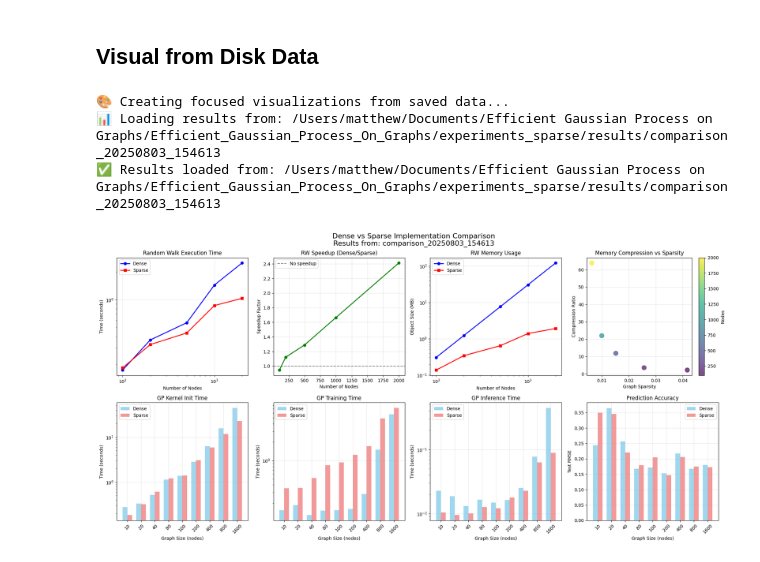
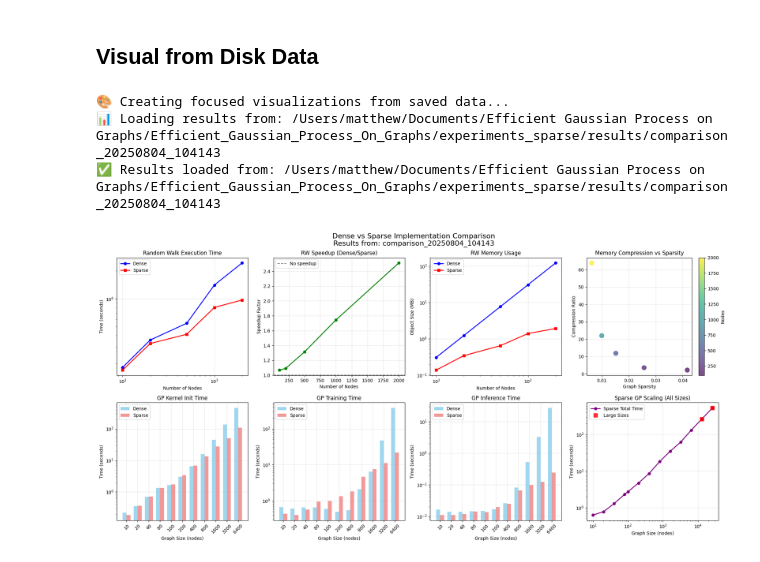
Before and after one commit to MatthewZhang473/Efficient-Gaussian-Process-on-Graphs, a Jupyter notebook: experiments_sparse/gptorch_inferenece/model_comparison.ipynb, the cells around one changed output. Saved outputs shown, nothing was run; the diff lists cells and outputs as text; code cells hidden in the pictures.

Commit message:
Ran a complete model comparison script

```diff
--- a/experiments_sparse/gptorch_inferenece/model_comparison.ipynb
+++ b/experiments_sparse/gptorch_inferenece/model_comparison.ipynb
@@ -61,6 +62,7 @@ gsettings.max_cholesky_size._global_value = 0
 gsettings.cg_tolerance._global_value = 1e-2
 gsettings.max_lanczos_quadrature_iterations._global_value = 53
 gsettings.num_trace_samples._global_value = 64
+gsettings.min_preconditioning_size._global_value = 1e10 #TODO: Enable preconditioning in future
 
 # Random Walk Parameters
 WALKS_PER_NODE = 1000
@@ -78,7 +80,10 @@ RW_GRAPH_SIZES = [
 ]
 
 # Graph sizes for GP inference comparison
-GP_GRAPH_SIZES = [10, 20, 40, 80, 100, 200, 400, 800, 1600, 3200, 6400, 12800, 25600]
+GP_GRAPH_SIZES = [10, 20, 40, 80, 100, 200, 400, 800, 1600, 3200, 6400]
+
+# Extra large sizes for sparse-only evaluation
+GP_SPARSE_ONLY_SIZES = [12800, 25600]
 
 # Training Parameters
 N_EPOCHS = 50
@@ -95,6 +100,7 @@ print("✅ Experimental parameters configured")
 print(f"Random walk params: {WALKS_PER_NODE} walks/node, p_halt={P_HALT}, max_length={MAX_WALK_LENGTH}")
 print(f"GP training: {N_EPOCHS} epochs, train_ratio={TRAIN_RATIO}")
 print(f"Graph sizes - RW: {[c['nodes'] for c in RW_GRAPH_SIZES]}, GP: {GP_GRAPH_SIZES}")
+print(f"Extra sparse-only sizes: {GP_SPARSE_ONLY_SIZES}")
 # %% [output]
 ✅ Experimental parameters configured
 Random walk params: 1000 walks/node, p_halt=0.1, max_length=3
@@ -931,6 +1093,10 @@ def visualize_saved_results(results_path=None):
 
     print(f"📊 Loading results from: {results_path}")
     rw_df_viz, gp_df_viz, gp_results_viz, config_viz = load_results(results_path)
+
+    # Separate comparison and sparse-only results
+    gp_comparison_viz = gp_df_viz[~gp_df_viz['sparse_only']].copy() if 'sparse_only' in gp_df_viz.columns else gp_df_viz
+    gp_sparse_only_viz = gp_df_viz[gp_df_viz['sparse_only']].copy() if 'sparse_only' in gp_df_viz.columns else pd.DataFrame()
 
     # Create focused visualization with 2x4 layout
     fig, axes = plt.subplots(2, 4, figsize=(20, 10))
@@ -974,53 +1140,53 @@ def visualize_saved_results(results_path=None):
     axes[0,3].grid(True, alpha=0.3)
 
     # ===== BOTTOM ROW: GP PERFORMANCE ANALYSIS =====
-    x_pos = np.arange(len(gp_df_viz))
+    x_pos = np.arange(len(gp_comparison_viz))
     width = 0.35
 
     # GP Plot 1: Init time
-    axes[1,0].bar(x_pos - width/2, gp_df_viz['dense_kernel_init'], width, label='Dense', alpha=0.8, color='skyblue')
-    axes[1,0].bar(x_pos + width/2, gp_df_viz['sparse_kernel_init'], width, label='Sparse', alpha=0.8, color='lightcoral')
+    axes[1,0].bar(x_pos - width/2, gp_comparison_viz['dense_kernel_init'], width, label='Dense', alpha=0.8, color='skyblue')
+    axes[1,0].bar(x_pos + width/2, gp_comparison_viz['sparse_kernel_init'], width, label='Sparse', alpha=0.8, color='lightcoral')
     axes[1,0].set_xlabel('Graph Size (nodes)')
     axes[1,0].set_ylabel('Time (seconds)')
     axes[1,0].set_title('GP Kernel Init Time')
     axes[1,0].set_xticks(x_pos)
-    axes[1,0].set_xticklabels([f"{n}" for n in gp_df_viz['nodes']], rotation=45)
+    axes[1,0].set_xticklabels([f"{n}" for n in gp_comparison_viz['nodes']], rotation=45)
     axes[1,0].legend()
     axes[1,0].grid(True, alpha=0.3)
     axes[1,0].set_yscale('log')
 
     # GP Plot 2: Training time
-    axes[1,1].bar(x_pos - width/2, gp_df_viz['dense_training'], width, label='Dense', alpha=0.8, color='skyblue')
-    axes[1,1].bar(x_pos + width/2, gp_df_viz['sparse_training'], width, label='Sparse', alpha=0.8, color='lightcoral')
+    axes[1,1].bar(x_pos - width/2, gp_comparison_viz['dense_training'], width, label='Dense', alpha=0.8, color='skyblue')
+    axes[1,1].bar(x_pos + width/2, gp_comparison_viz['sparse_training'], width, label='Sparse', alpha=0.8, color='lightcoral')
     axes[1,1].set_xlabel('Graph Size (nodes)')
     axes[1,1].set_ylabel('Time (seconds)')
     axes[1,1].set_title('GP Training Time')
     axes[1,1].set_xticks(x_pos)
-    axes[1,1].set_xticklabels([f"{n}" for n in gp_df_viz['nodes']], rotation=45)
+    axes[1,1].set_xticklabels([f"{n}" for n in gp_comparison_viz['nodes']], rotation=45)
     axes[1,1].legend()
     axes[1,1].grid(True, alpha=0.3)
     axes[1,1].set_yscale('log')
 
     # GP Plot 3: Inference time
-    axes[1,2].bar(x_pos - width/2, gp_df_viz['dense_inference'], width, label='Dense', alpha=0.8, color='skyblue')
-    axes[1,2].bar(x_pos + width/2, gp_df_viz['sparse_inference'], width, label='Sparse', alpha=0.8, color='lightcoral')
+    axes[1,2].bar(x_pos - width/2, gp_comparison_viz['dense_inference'], width, label='Dense', alpha=0.8, color='skyblue')
+    axes[1,2].bar(x_pos + width/2, gp_comparison_viz['sparse_inference'], width, label='Sparse', alpha=0.8, color='lightcoral')
     axes[1,2].set_xlabel('Graph Size (nodes)')
     axes[1,2].set_ylabel('Time (seconds)')
     axes[1,2].set_title('GP Inference Time')
     axes[1,2].set_xticks(x_pos)
-    axes[1,2].set_xticklabels([f"{n}" for n in gp_df_viz['nodes']], rotation=45)
+    axes[1,2].set_xticklabels([f"{n}" for n in gp_comparison_viz['nodes']], rotation=45)
     axes[1,2].legend()
     axes[1,2].grid(True, alpha=0.3)
     axes[1,2].set_yscale('log')
 
-    # GP Plot 4: Prediction accuracy (RMSE)
-    axes[1,3].bar(x_pos - width/2, gp_df_viz['dense_rmse'], width, label='Dense', alpha=0.8, color='skyblue')
-    axes[1,3].bar(x_pos + width/2, gp_df_viz['sparse_rmse'], width, label='Sparse', alpha=0.8, color='lightcoral')
+    # GP Plot 4: Sparse scaling across all sizes
+    all_sparse_viz = gp_df_viz[['nodes', 'sparse_total']].copy()
+    axes[1,3].loglog(all_sparse_viz['nodes'], all_sparse_viz['sparse_total'], 'o-', color='purple', linewidth=2, markersize=6, label='Sparse Total Time')
+    if len(gp_sparse_only_viz) > 0:
+        axes[1,3].loglog(gp_sparse_only_viz['nodes'], gp_sparse_only_viz['sparse_total'], 's', color='red', markersize=8, label='Large Sizes', alpha=0.8)
     axes[1,3].set_xlabel('Graph Size (nodes)')
-    axes[1,3].set_ylabel('Test RMSE')
-    axes[1,3].set_title('Prediction Accuracy')
-    axes[1,3].set_xticks(x_pos)
-    axes[1,3].set_xticklabels([f"{n}" for n in gp_df_viz['nodes']], rotation=45)
+    axes[1,3].set_ylabel('Time (seconds)')
+    axes[1,3].set_title('Sparse GP Scaling (All Sizes)')
     axes[1,3].legend()
     axes[1,3].grid(True, alpha=0.3)
 
@@ -1046,46 +1212,51 @@ def visualize_saved_results(results_path=None):
     print(f"   • Average Memory Compression: {rw_avg_compression:.1f}x")
 
     # GP Summary
-    gp_avg_init_speedup = (gp_df_viz['dense_kernel_init'] / gp_df_viz['sparse_kernel_init']).mean()
-    gp_avg_train_speedup = (gp_df_viz['dense_training'] / gp_df_viz['sparse_training']).mean()
-    gp_avg_inference_speedup = (gp_df_viz['dense_inference'] / gp_df_viz['sparse_inference']).mean()
-    gp_rmse_diff = abs(gp_df_viz['sparse_rmse'] - gp_df_viz['dense_rmse']).mean()
+    gp_avg_init_speedup = (gp_comparison_viz['dense_kernel_init'] / gp_comparison_viz['sparse_kernel_init']).mean()
+    gp_avg_train_speedup = (gp_comparison_viz['dense_training'] / gp_comparison_viz['sparse_training']).mean()
+    gp_avg_inference_speedup = (gp_comparison_viz['dense_inference'] / gp_comparison_viz['sparse_inference']).mean()
+    gp_rmse_diff = abs(gp_comparison_viz['sparse_rmse'] - gp_comparison_viz['dense_rmse']).mean()
 
     print(f"\n🚀 GP Performance:")
     print(f"   • Init Speedup: {gp_avg_init_speedup:.2f}x (average)")
     print(f"   • Training Speedup: {gp_avg_train_speedup:.2f}x (average)")
     print(f"   • Inference Speedup: {gp_avg_inference_speedup:.2f}x (average)")
     print(f"   • RMSE Difference: {gp_rmse_diff:.4f} (|sparse - dense| average)")
 
     print(f"\n⚙️ Configuration:")
     print(f"   • Walks per Node: {config_viz['WALKS_PER_NODE']}")
     print(f"   • Max Walk Length: {config_viz['MAX_WALK_LENGTH']}")
     print(f"   • Training Epochs: {config_viz['N_EPOCHS']}")
     print(f"   • Graph Sizes: {len(gp_df_viz)} sizes from {gp_df_viz['nodes'].min()} to {gp_df_viz['nodes'].max()} nodes")
 
     # Print detailed tables
     print(f"\n📊 Random Walk Results ({len(rw_df_viz)} graph sizes):")
     print(rw_df_viz[['nodes', 'edges', 'time_speedup', 'memory_efficiency', 'obj_compression']].round(3))
 
-    print(f"\n🚀 GP Results ({len(gp_df_viz)} graph sizes):")
-    gp_summary = gp_df_viz[['nodes', 'dense_kernel_init', 'sparse_kernel_init', 'dense_training', 'sparse_training',
+    print(f"\n🚀 GP Comparison Results ({len(gp_comparison_viz)} graph sizes):")
+    gp_summary = gp_comparison_viz[['nodes', 'dense_kernel_init', 'sparse_kernel_init', 'dense_training', 'sparse_training',
                            'dense_inference', 'sparse_inference', 'dense_rmse', 'sparse_rmse']].round(3)
     print(gp_summary)
+
+    if len(gp_sparse_only_viz) > 0:
+        print(f"\n🚀 Sparse-Only Results ({len(gp_sparse_only_viz)} large graph sizes):")
+        sparse_summary = gp_sparse_only_viz[['nodes', 'sparse_kernel_init', 'sparse_training', 'sparse_inference', 'sparse_total', 'sparse_rmse']].round(3)
+        print(sparse_summary)
 
     return rw_df_viz, gp_df_viz, gp_results_viz, config_viz
 
 # Run visualization
 print("🎨 Creating focused visualizations from saved data...")
 loaded_data = visualize_saved_results()
 
 if loaded_data:
     rw_df_loaded, gp_df_loaded, gp_results_loaded, config_loaded = loaded_data
     print(f"\n✅ Visualization complete! Data from {len(gp_results_loaded)} experiments loaded.")
 # %% [output]
 🎨 Creating focused visualizations from saved data...
-📊 Loading results from: /Users/matthew/Documents/Efficient Gaussian Process on Graphs/Efficient_Gaussian_Process_On_Graphs/experiments_sparse/results/comparison_20250803_154613
-✅ Results loaded from: /Users/matthew/Documents/Efficient Gaussian Process on Graphs/Efficient_Gaussian_Process_On_Graphs/experiments_sparse/results/comparison_20250803_154613
+📊 Loading results from: /Users/matthew/Documents/Efficient Gaussian Process on Graphs/Efficient_Gaussian_Process_On_Graphs/experiments_sparse/results/comparison_20250804_104143
+✅ Results loaded from: /Users/matthew/Documents/Efficient Gaussian Process on Graphs/Efficient_Gaussian_Process_On_Graphs/experiments_sparse/results/comparison_20250804_104143
-[figure, old version]
+[figure, new version]
 ================================================================================
 PERFORMANCE SUMMARY
 ================================================================================
```
Also changed, not shown: parts of 10 cells of this notebook.
